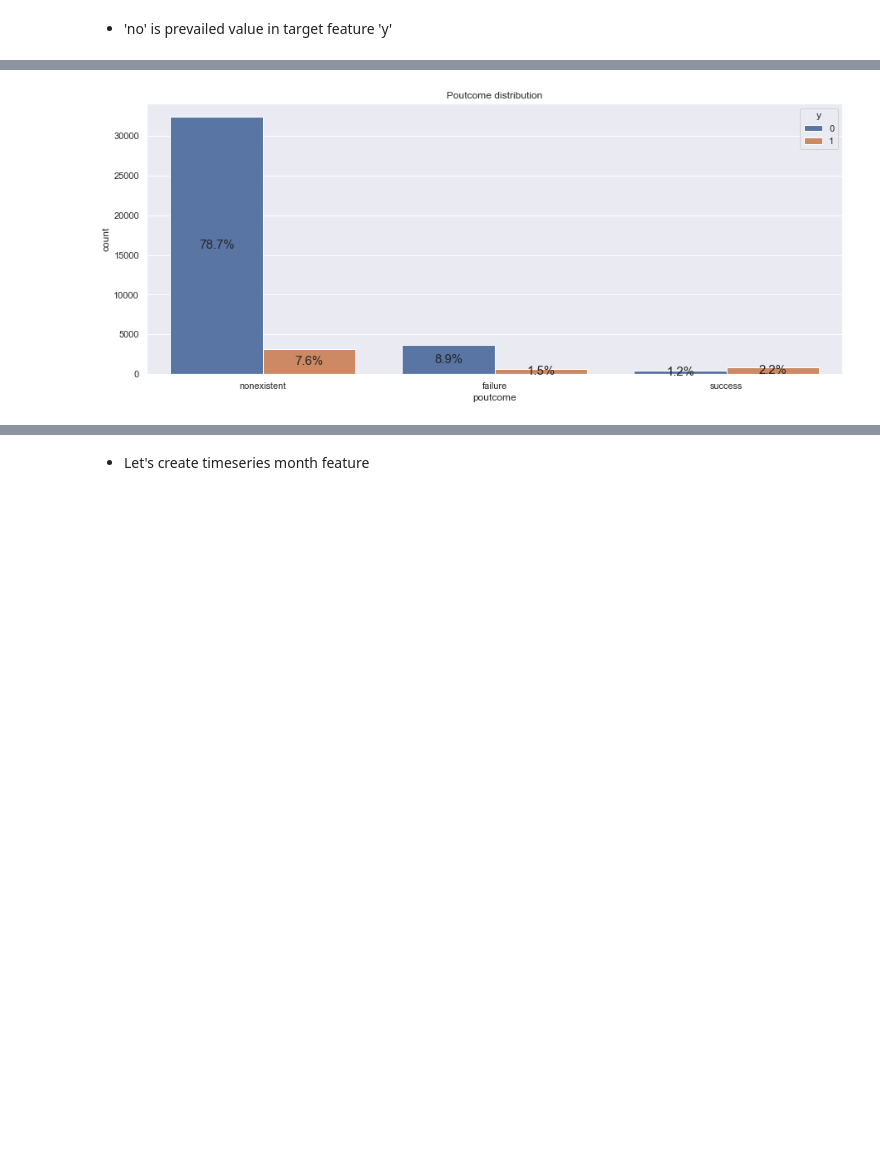
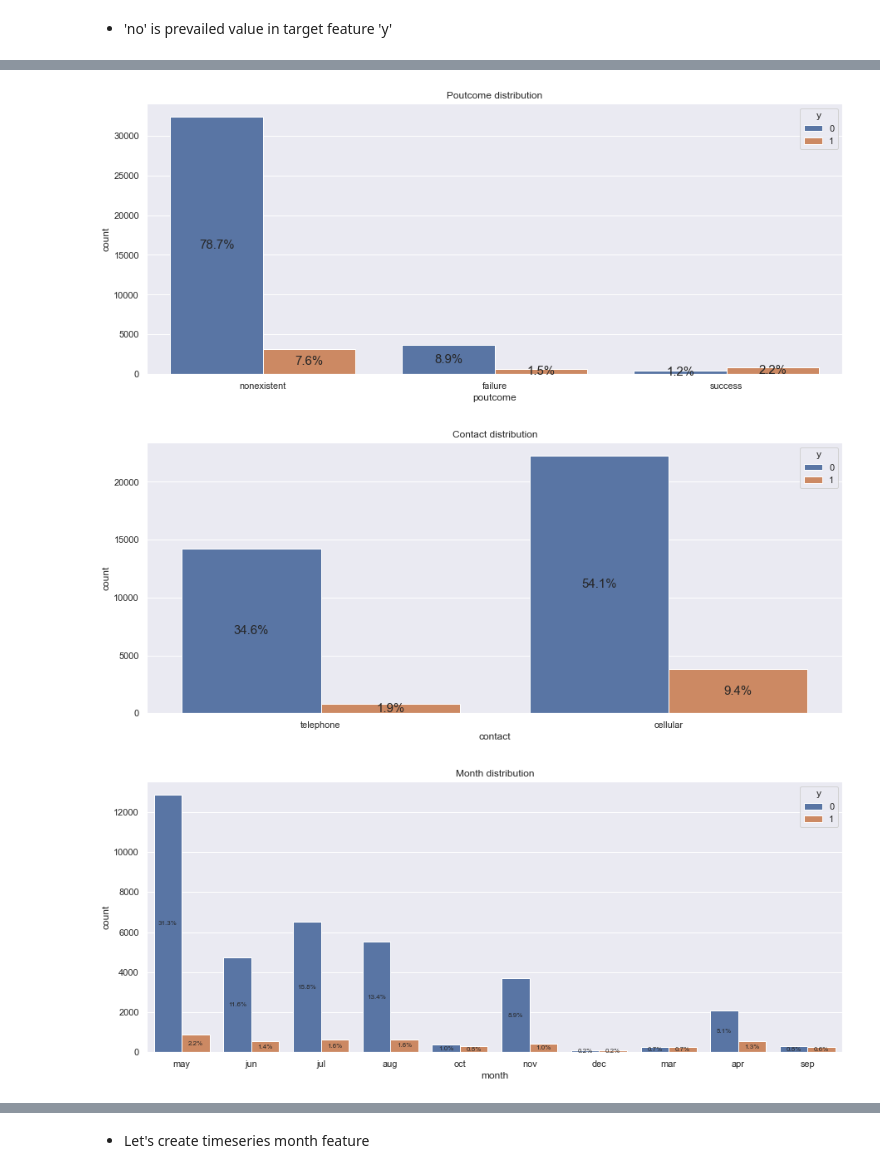
Before and after one commit to alsing/Bank-Marketing-UCI, a Jupyter notebook: notebooks/EDA.ipynb, the cells around one changed output, grey strips where cells are left out. Saved outputs shown, nothing was run; the diff lists cells and outputs as text; code cells hidden in the pictures; blank space fills up the shorter version.

```diff
--- a/notebooks/EDA.ipynb
+++ b/notebooks/EDA.ipynb
@@ -159,14 +199,17 @@ create_countplot(feature='y', hue=None, fontsize=20, data=bank_data)
 # %% [markdown]
 * 'no' is prevailed value in target feature 'y'
 # %%
-categorical = {'job': 9, 'marital': 15, 'education': 12, 'default': 15, 'housing': 15, 'loan': 15, 'poutcome': 15}
+categorical = {'job': 9, 'marital': 15, 'education': 12, 'default': 15, 'housing': 15, 'loan': 15, 'poutcome': 15,
+              'contact': 15, 'month': 8, 'day_of_week': 12}
 for cat, fontsize in categorical.items():
     create_countplot(feature=cat, hue='y', fontsize=fontsize, data=bank_data)
 # %% [output]
 [figure]
 [figure]
 [figure]
 [figure]
 [figure]
 [figure]
 [figure]
+[figure, added]
+[figure, added]
```
Also changed, not shown: parts of 55 cells of this notebook.
